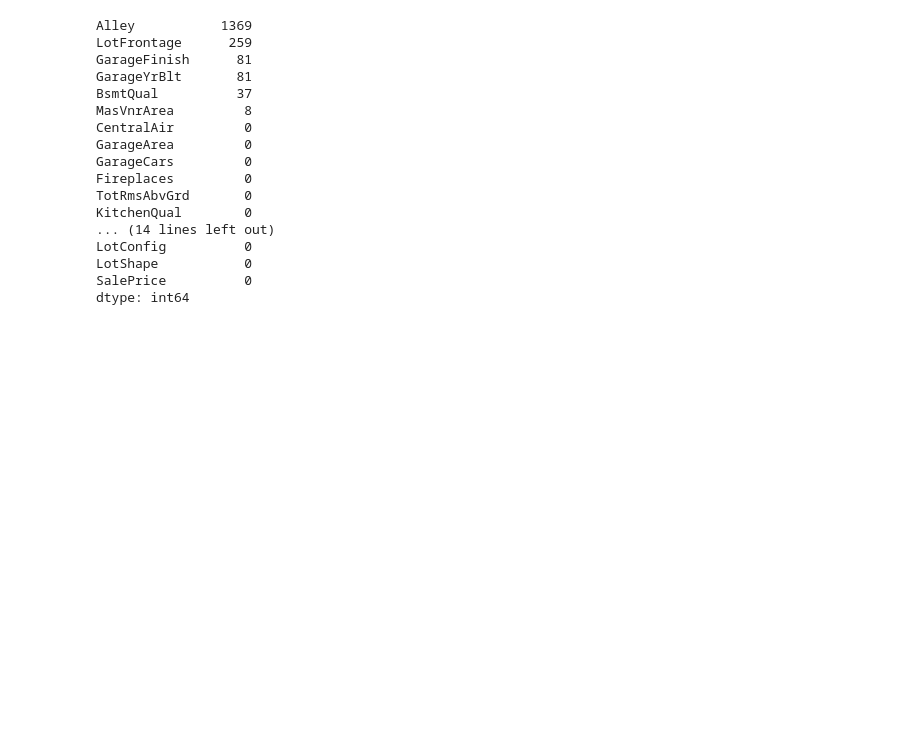
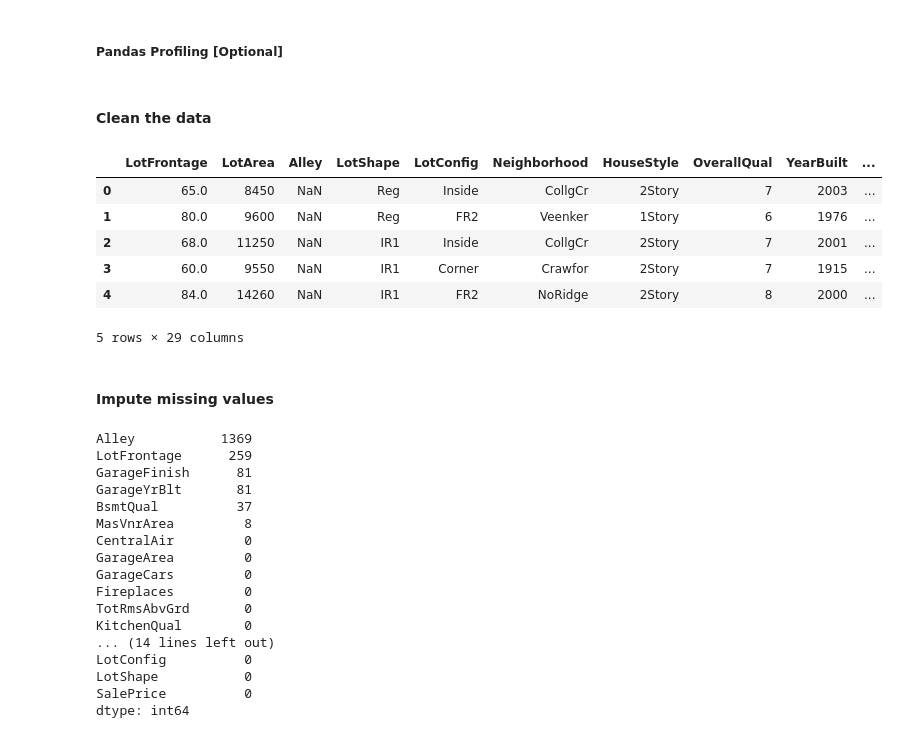
Before and after one commit to uzunb/house-prices-prediction-LGBM, a Jupyter notebook: main.ipynb, the cells around one changed output. Drawn from its saved outputs; the diff is of its cells as text; code cells hidden in the pictures; blank space fills up the shorter version.

```diff
--- a/main.ipynb
+++ b/main.ipynb
@@ -16,8 +79,29 @@ droppedDf = df.drop(columns=dropColumns, axis=1)
+# %% [markdown]
+##### Pandas Profiling [Optional]
 # %%
 # import pandas_profiling
 
 # profile = droppedDf.profile_report(title='Pandas Profiling Report')
 # profile.to_file(output_file="Data_Profiling_v3.html")
+# %% [markdown]
+#### Clean the data
+# %%
+dropColumns = ["Id", "MSSubClass", "MSZoning", "Street", "LandContour", "Utilities", "LandSlope", "Condition1", "Condition2", "BldgType", "OverallCond", "RoofStyle",
+               "RoofMatl", "Exterior1st", "Exterior2nd","MasVnrType", "ExterCond", "Foundation", "BsmtCond", "BsmtExposure", "BsmtFinType1",
+              "BsmtFinType2", "BsmtFinSF2", "BsmtUnfSF", "Heating", "Electrical", "LowQualFinSF", "BsmtFullBath", "BsmtHalfBath", "HalfBath"] + ["SaleCondition", "SaleType", "YrSold", "MoSold", "MiscVal", "MiscFeature", "Fence", "PoolQC", "PoolArea", "ScreenPorch", "3SsnPorch", "EnclosedPorch", "OpenPorchSF", "WoodDeckSF", "PavedDrive", "GarageCond", "GarageQual", "GarageType", "FireplaceQu", "Functional", "KitchenAbvGr", "BedroomAbvGr"]
+
+droppedDf = df.drop(columns=dropColumns, axis=1)
+droppedDf.head()
+# %% [output]
+|  | LotFrontage | LotArea | Alley | LotShape | LotConfig | Neighborhood | HouseStyle | OverallQual | YearBuilt | ... |
+| 0 | 65.0 | 8450 | NaN | Reg | Inside | CollgCr | 2Story | 7 | 2003 | ... |
+| 1 | 80.0 | 9600 | NaN | Reg | FR2 | Veenker | 1Story | 6 | 1976 | ... |
+| 2 | 68.0 | 11250 | NaN | IR1 | Inside | CollgCr | 2Story | 7 | 2001 | ... |
+| 3 | 60.0 | 9550 | NaN | IR1 | Corner | Crawfor | 2Story | 7 | 1915 | ... |
+| 4 | 84.0 | 14260 | NaN | IR1 | FR2 | NoRidge | 2Story | 8 | 2000 | ... |
+5 rows × 29 columns
+# %% [markdown]
+#### Impute missing values
 # %%
 droppedDf.isnull().sum().sort_values(ascending=False)
 # %% [output]
```
Also changed, not shown: parts of 24 cells of this notebook.
